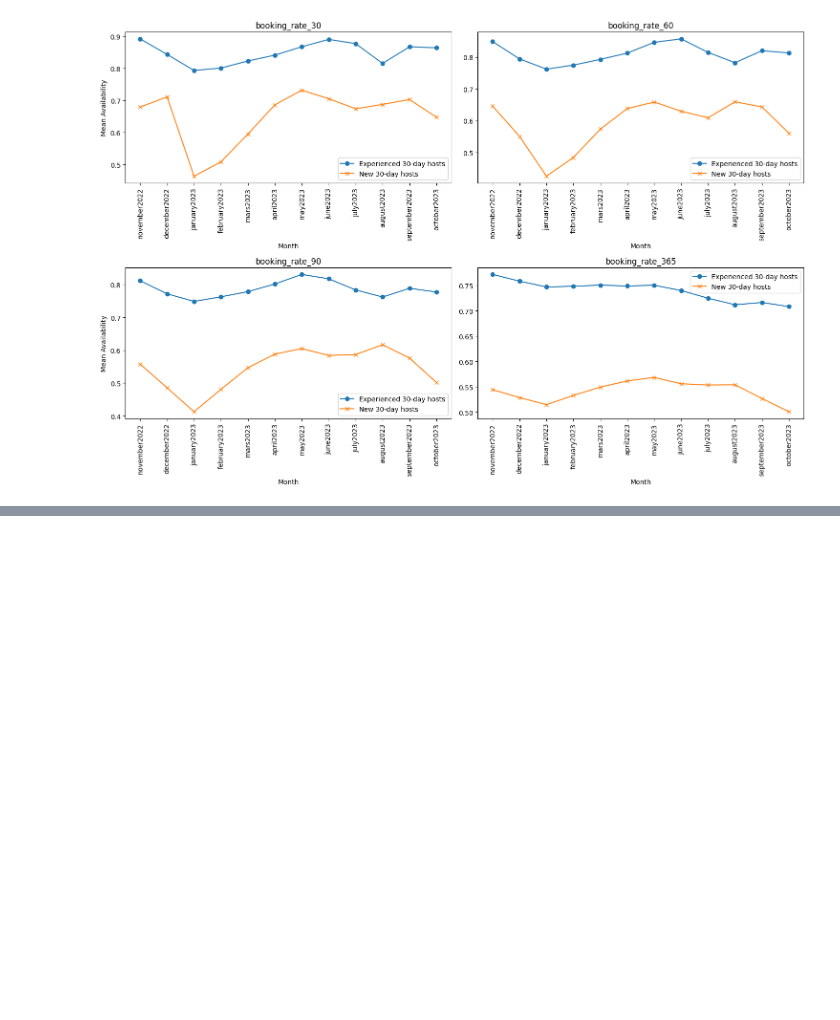
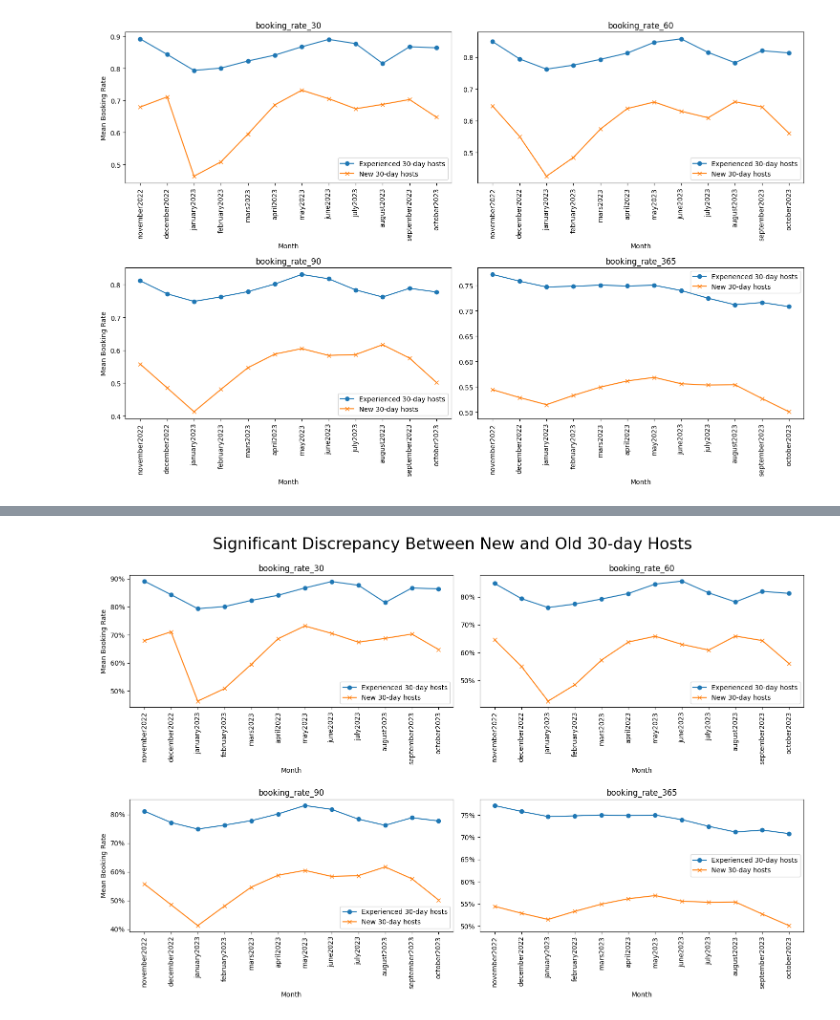
Before and after one commit to heidiwiest/tdt4259-main, a Jupyter notebook: plots/availability_plot.ipynb, the cells around one changed output, grey strips where cells are left out. Cells and saved outputs as stored; diff of their text form; code cells hidden in the pictures; blank space fills up the shorter version.

```diff
--- a/plots/availability_plot.ipynb
+++ b/plots/availability_plot.ipynb
@@ -219,0 +221,53 @@ plt.show()
+# %%
+# Define the availability columns we want to plot
+availability_columns = ['booking_rate_30', 'booking_rate_60', 'booking_rate_90', 'booking_rate_365']
+
+# Adjusting the figure layout to have two rows with two plots, each with its own y-axis scale.
+fig, axes = plt.subplots(nrows=2, ncols=2, figsize=(15, 10))
+
+# Flatten the axes array for easy iteration
+axes = axes.flatten()
+
+# Loop over each availability column and plot the mean availability for training and test ids
+for ax, column in zip(axes, availability_columns):
+    training_means = []
+    test_means = []
+
+    # Loop through each month, calculate the mean availability for training and test ids
+    for month in months:
+        df = dataframes[month]
+        training_means.append(df[df['id'].isin(training_ids)][column].mean())
+        test_means.append(df[df['id'].isin(test_ids)][column].mean())
+
+    # Plot the mean availabilities for the current availability column
+    ax.plot(months, training_means, label='Experienced 30-day hosts', marker='o')
+    ax.plot(months, test_means, label='New 30-day hosts', marker='x')
+
+    # Set the title of the subplot to the name of the availability column
+    ax.set_title(column)
+    ax.set_xlabel('Month')
+    ax.set_xticks(np.arange(len(months)))
+    ax.set_xticklabels(months, rotation=90)
+
+    # Create the percentage formatter and apply it to the y-axis
+    to_percent_formatter = FuncFormatter(lambda y, _: f'{int(y * 100)}%')
+    ax.yaxis.set_major_formatter(to_percent_formatter)
+
+    ax.legend()
+
+# Set the y-label for the subplots in the first column (axes[0] and axes[2])
+axes[0].set_ylabel('Mean Booking Rate')
+axes[2].set_ylabel('Mean Booking Rate')
+
+# Adjust the layout
+plt.tight_layout()
+
+# Add a title to the figure, not the subplot, and adjust the spacing
+fig.suptitle("Significant Discrepancy Between New and Old 30-day Hosts", fontsize=24)
+fig.subplots_adjust(top=0.9)  # Adjust the top of the subplots to fit the suptitle
+
+# Display the plot
+plt.subplots_adjust(hspace=0.7)
+plt.show()
+# %% [output]
+[figure, added]
```
Also changed, not shown: parts of 1 cell of this notebook, 2 other files.
